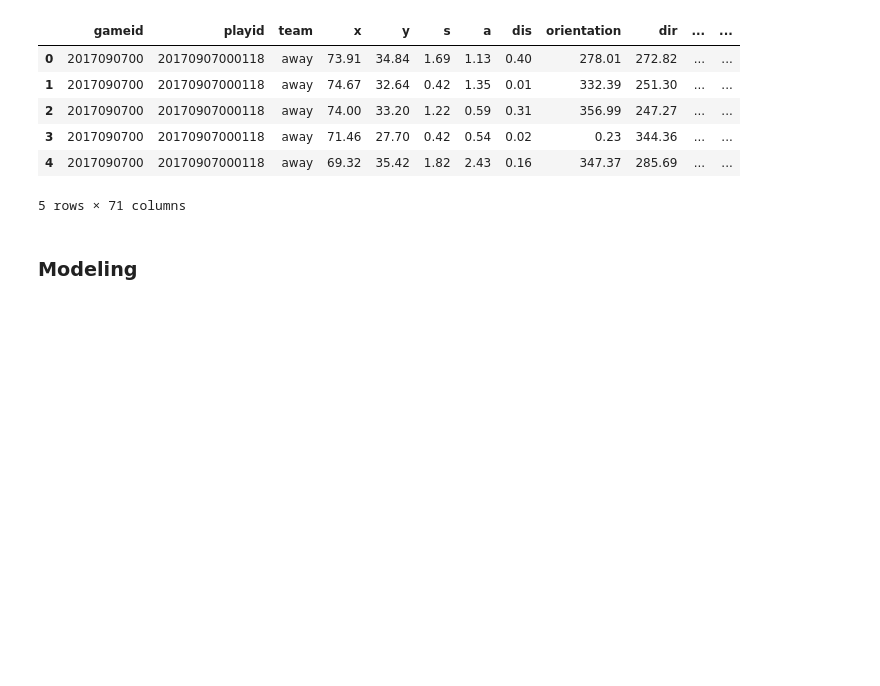
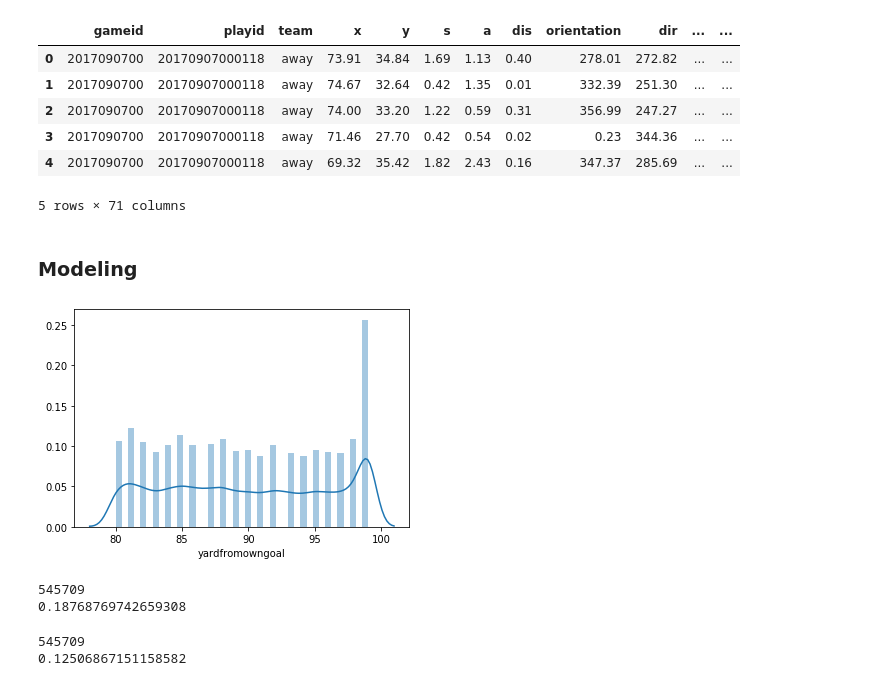
Before and after one commit to MaloneyJason/Rush-Yards, a Jupyter notebook: Yard Prediction Exploration.ipynb, the cells around one changed output. Cells and saved outputs as stored; diff of their text form; code cells hidden in the pictures; blank space fills up the shorter version.

```diff
--- a/Yard Prediction Exploration.ipynb
+++ b/Yard Prediction Exploration.ipynb
@@ -337,9 +337,9 @@ data["yardfromowngoal"] = data.apply(createYardsFromOwnGoal,axis=1)
 # %%
 def standardizeXCoordinates(x):
     if x["playdirection"] == "left":
-        return 120 - x["x"] - 10
+        return 120 - x["x"]
     else:
-        return x["x"] - 10
+        return x["x"]
 def standardizeYCoordinates(x):
     if x["playdirection"] == "left":
         return 160/3 - x["y"]
@@ -386,3 +386,77 @@ data.head()
 ### Step3 - Run model
 # %% [markdown]
 ### Modeling
+# %%
+# flatten + subset
+mdata = data.drop_duplicates("playid")
+redzone = data[data["yardfromowngoal"] >= 80]
+sns.distplot(redzone['yardfromowngoal'])
+plt.show()
+# %% [output]
+[figure, added]
+# %%
+# train with model
+from sklearn.ensemble import RandomForestClassifier as rfc
+from sklearn.model_selection import cross_val_score
+#x.select_dtypes([np.number]).head()
+cols_to_drop = ['gameid', 'playid', 'x', 'y', 'orientation', 'dir', 'nflid',
+               'jerseynumber', 'season', 'nflidrusher', 'week', 'yards',
+               'temperature', 'humidity', 'windspeed']
+# define prediction and output
+y = redzone['yards']
+x = redzone.drop(cols_to_drop, axis = 1)
+
+# one-hot encoding
+x = pd.get_dummies(x)
+
+# get only numeric variables
+x = x.select_dtypes([np.number])
+x = x.fillna(0)
+
+n_plays = 80 # number of plays in the train set
+
+cutoff = int(len(data)/22*0.8) * 22 - 1
+print(cutoff)
+Xtrain, Xtest, ytrain, ytest = x[:cutoff], x[cutoff:], y[:cutoff], y[cutoff:]
+
+clf = rfc(n_estimators = 100)
+clf.fit(Xtrain, ytrain)
+
+scores = cross_val_score(clf, x, y, cv = 3)
+print(scores.mean())
+# %% [output]
+545709
+0.18768769742659308
+# %%
+
+from sklearn.ensemble import RandomForestClassifier as rfc
+from sklearn.model_selection import cross_val_score
+#x.select_dtypes([np.number]).head()
+cols_to_drop = ['gameid', 'playid', 'x', 'y', 'orientation', 'dir', 'nflid',
+               'jerseynumber', 'season', 'nflidrusher', 'week', 'yards',
+               'temperature', 'humidity', 'windspeed']
+# define prediction and output
+y = mdata['yards']
+x = mdata.drop(cols_to_drop, axis = 1)
+
+# one-hot encoding
+x = pd.get_dummies(x)
+
+# get only numeric variables
+x = x.select_dtypes([np.number])
+x = x.fillna(0)
+
+n_plays = 80 # number of plays in the train set
+
+cutoff = int(len(data)/22*0.8) * 22 - 1
+print(cutoff)
+Xtrain, Xtest, ytrain, ytest = x[:cutoff], x[cutoff:], y[:cutoff], y[cutoff:]
+
+clf = rfc(n_estimators = 100)
+clf.fit(Xtrain, ytrain)
+
+scores = cross_val_score(clf, x, y, cv = 3)
+print(scores.mean())
+# %% [output]
+545709
+0.12506867151158582
```
Also changed, not shown: parts of 2 cells of this notebook.
